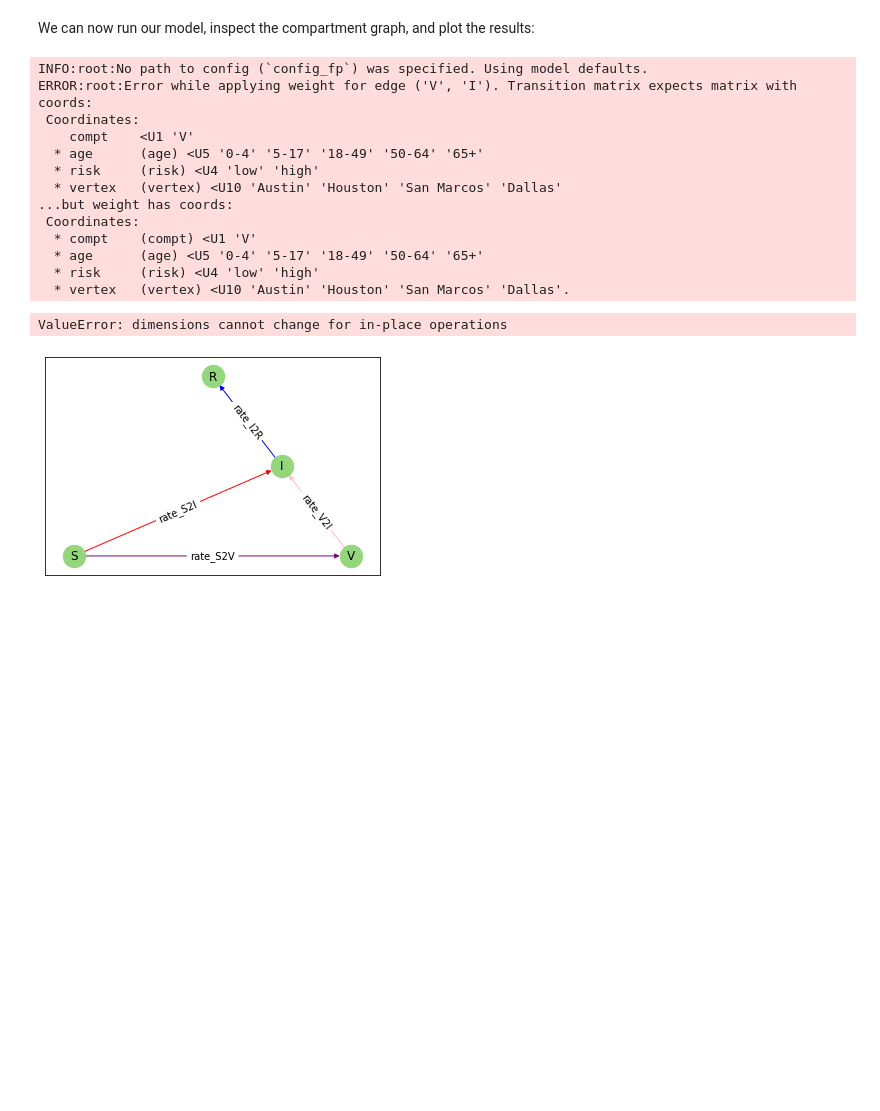
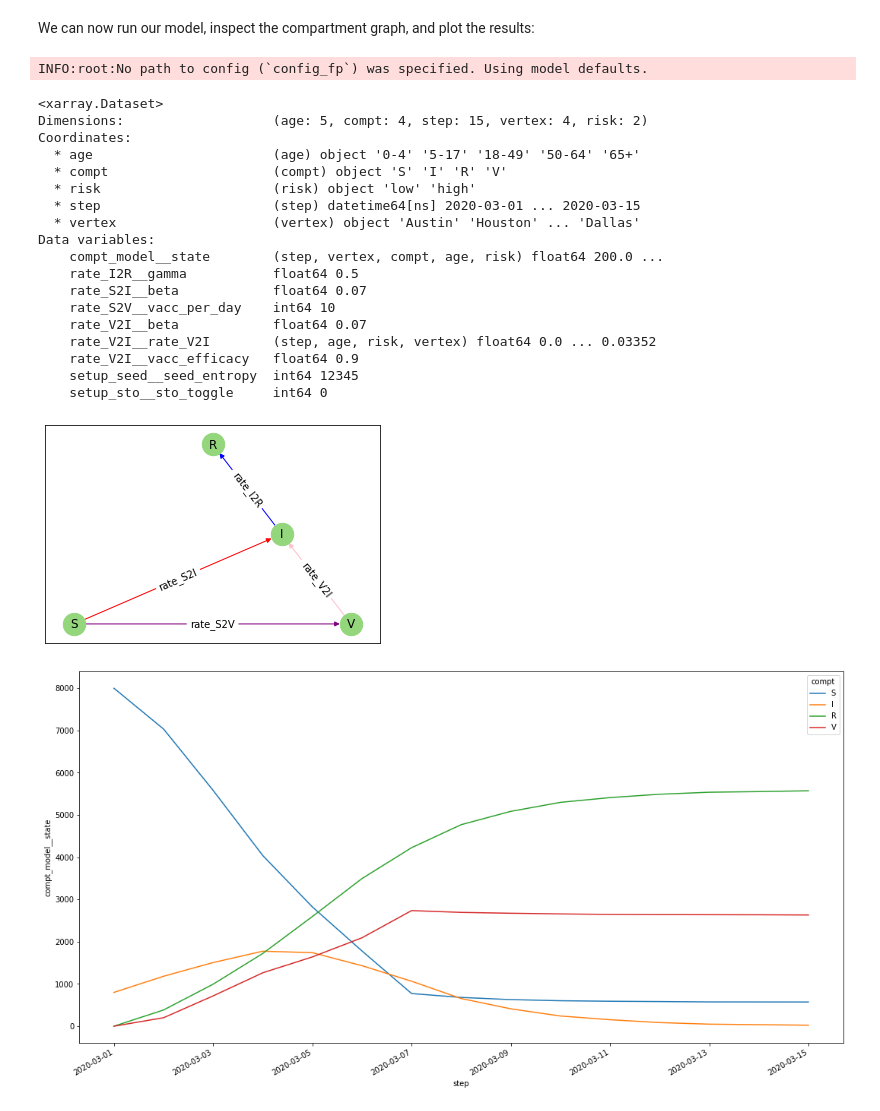
Before and after one commit to UT-Covid/episimlab, a Jupyter notebook: examples/example_sirv.ipynb, the cells around one changed output. Drawn from its saved outputs; the diff is of its cells as text; code cells hidden in the pictures; blank space fills up the shorter version.

Commit message:
Finish SIRV model example

```diff
--- a/examples/example_sirv.ipynb
+++ b/examples/example_sirv.ipynb
@@ -250,9 +238,9 @@ class RateS2V:
     @xs.runtime(args=['step'])
     def run_step(self, step):
         """Calculate the `rate_S2V` at every step of the simulation.
-        Set the rate to zero after step 10.
+        Set the rate to zero after step 5.
         """
-        if step > 10:
+        if step > 5:
             self.rate_S2V = 0.
         else:
             self.rate_S2V = self.vacc_per_day
@@ -272,7 +260,9 @@ class RateV2I(BaseFOI):
     S_COMPT_LABELS = ['V']
 
     # Like before, we define a variable that we export in this process
-    rate_V2I = xs.variable(global_name='rate_V2I', groups=['tm'], intent='out')
+    rate_V2I = xs.variable(dims=('age', 'risk', 'vertex'),
+                           global_name='rate_V2I', groups=['tm'],
+                           intent='out')
 
     # We also define an input variable that scales FOI
     vacc_efficacy = xs.variable(global_name='vacc_efficacy', intent='in')
@@ -283,11 +273,12 @@ class RateV2I(BaseFOI):
         """Calculate the `rate_V2I` at every step of the simulation. Here,
         we make use of the `foi` method in the parent process BaseFOI.
         """
-        self.rate_V2I = self.foi * (1 - self.vacc_efficacy)
+        self.rate_V2I = self.foi.sum('compt') * (1 - self.vacc_efficacy)
 # %% [markdown]
 Finally, add both processes to the model:
 # %%
 sirv_model = sirv_model.update_processes({
+    'setup_compt_graph': CustomSetupComptGraph,
     'rate_S2V': RateS2V,
     'rate_V2I': RateV2I
 })
@@ -315,24 +306,39 @@ compt_model
 # %% [markdown]
 We can now run our model, inspect the compartment graph, and plot the results:
 # %%
-sirv_model.run(input_vars={
-    'vacc_efficacy': 0.9,
-    # Stratified by age groups ['0-4', '5-17', '18-49', '50-64', '65+']
-    'vacc_per_day': 10
-})
+sirv_model.run(
+    input_vars={
+        'vacc_efficacy': 0.9,
+        'vacc_per_day': 10,
+        'sto_toggle': 0,
+        'rate_I2R__gamma': 0.5
+    },
+    output_vars={
+        'compt_model__state': 'step',
+        'rate_V2I__rate_V2I': 'step'
+    })
 # %% [output]
 INFO:root:No path to config (`config_fp`) was specified. Using model defaults.
-ERROR:root:Error while applying weight for edge ('V', 'I'). Transition matrix expects matrix with coords:
- Coordinates:
-    compt    <U1 'V'
-  * age      (age) <U5 '0-4' '5-17' '18-49' '50-64' '65+'
-  * risk     (risk) <U4 'low' 'high'
-  * vertex   (vertex) <U10 'Austin' 'Houston' 'San Marcos' 'Dallas'
-...but weight has coords:
- Coordinates:
-  * compt    (compt) <U1 'V'
-  * age      (age) <U5 '0-4' '5-17' '18-49' '50-64' '65+'
-  * risk     (risk) <U4 'low' 'high'
-  * vertex   (vertex) <U10 'Austin' 'Houston' 'San Marcos' 'Dallas'.
-ValueError: dimensions cannot change for in-place operations
+<xarray.Dataset>
+Dimensions:                   (age: 5, compt: 4, step: 15, vertex: 4, risk: 2)
+Coordinates:
+  * age                       (age) object '0-4' '5-17' '18-49' '50-64' '65+'
+  * compt                     (compt) object 'S' 'I' 'R' 'V'
+  * risk                      (risk) object 'low' 'high'
+  * step                      (step) datetime64[ns] 2020-03-01 ... 2020-03-15
+  * vertex                    (vertex) object 'Austin' 'Houston' ... 'Dallas'
+Data variables:
+    compt_model__state        (step, vertex, compt, age, risk) float64 200.0 ...
+    rate_I2R__gamma           float64 0.5
+    rate_S2I__beta            float64 0.07
+    rate_S2V__vacc_per_day    int64 10
+    rate_V2I__beta            float64 0.07
+    rate_V2I__rate_V2I        (step, age, risk, vertex) float64 0.0 ... 0.03352
+    rate_V2I__vacc_efficacy   float64 0.9
+    setup_seed__seed_entropy  int64 12345
+    setup_sto__sto_toggle     int64 0
 [figure]
+# %%
+sirv_model.plot()
+# %% [output]
+[figure, added]
```
Also changed, not shown: parts of 9 cells of this notebook, 5 other files.
